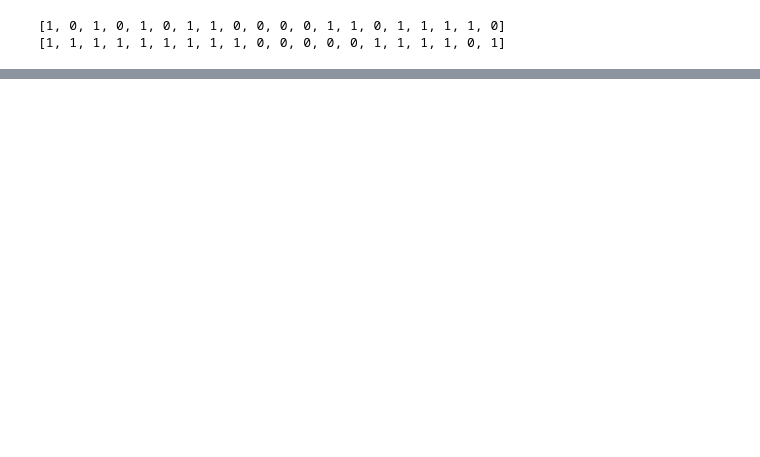
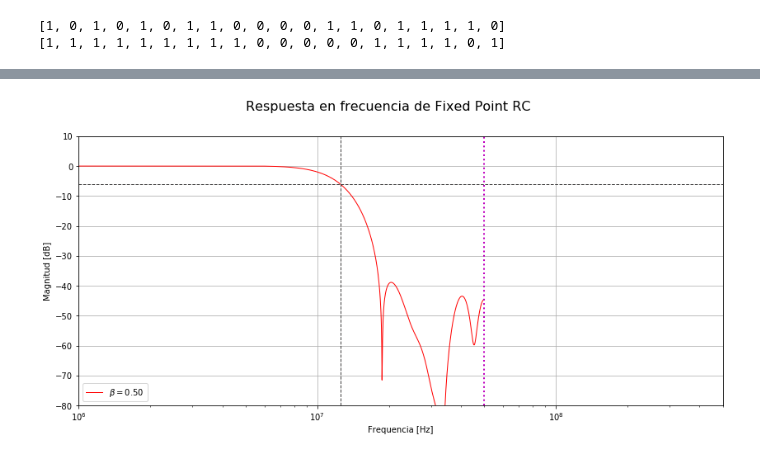
Before and after one commit to matias-dogliani/diseno_digital, a Jupyter notebook: Tp5/Ej2.ipynb, the cells around one changed output, grey strips where cells are left out. Saved outputs shown, nothing was run; the diff lists cells and outputs as text; code cells hidden in the pictures; blank space fills up the shorter version.

```diff
--- a/Tp5/Ej2.ipynb
+++ b/Tp5/Ej2.ipynb
@@ -77,0 +167,22 @@ print(PRBSeqQ[:20])
+# %%
+fig=plt.figure(figsize=[14,6])
+fig.suptitle('Respuesta en frecuencia de Fixed Point RC ', fontsize=16)
+
+plt.semilogx(F,H_dB ,'r', lw=1.0, label=r'$\beta=%2.2f$'%rolloff)
+
+plt.axvline(x=(1./Ts)/2.,color='m',linewidth=2.0,
+           linestyle=":")
+plt.axvline(x=(1./T)/2.,color='#454444',
+            linewidth=1,linestyle="--")
+plt.axhline(y=20*np.log10(0.5),color='#454444',
+            linewidth=1,linestyle="--")
+
+plt.legend(loc=3)
+plt.grid(True)
+plt.xlim(10e5,F[-1]*10)
+plt.ylim(-80,10)
+plt.xlabel('Frequencia [Hz]')
+plt.ylabel('Magnitud [dB]')
+plt.show()
+# %% [output]
+[figure, added]
```
Also changed, not shown: parts of 21 cells of this notebook, 2 other files.
